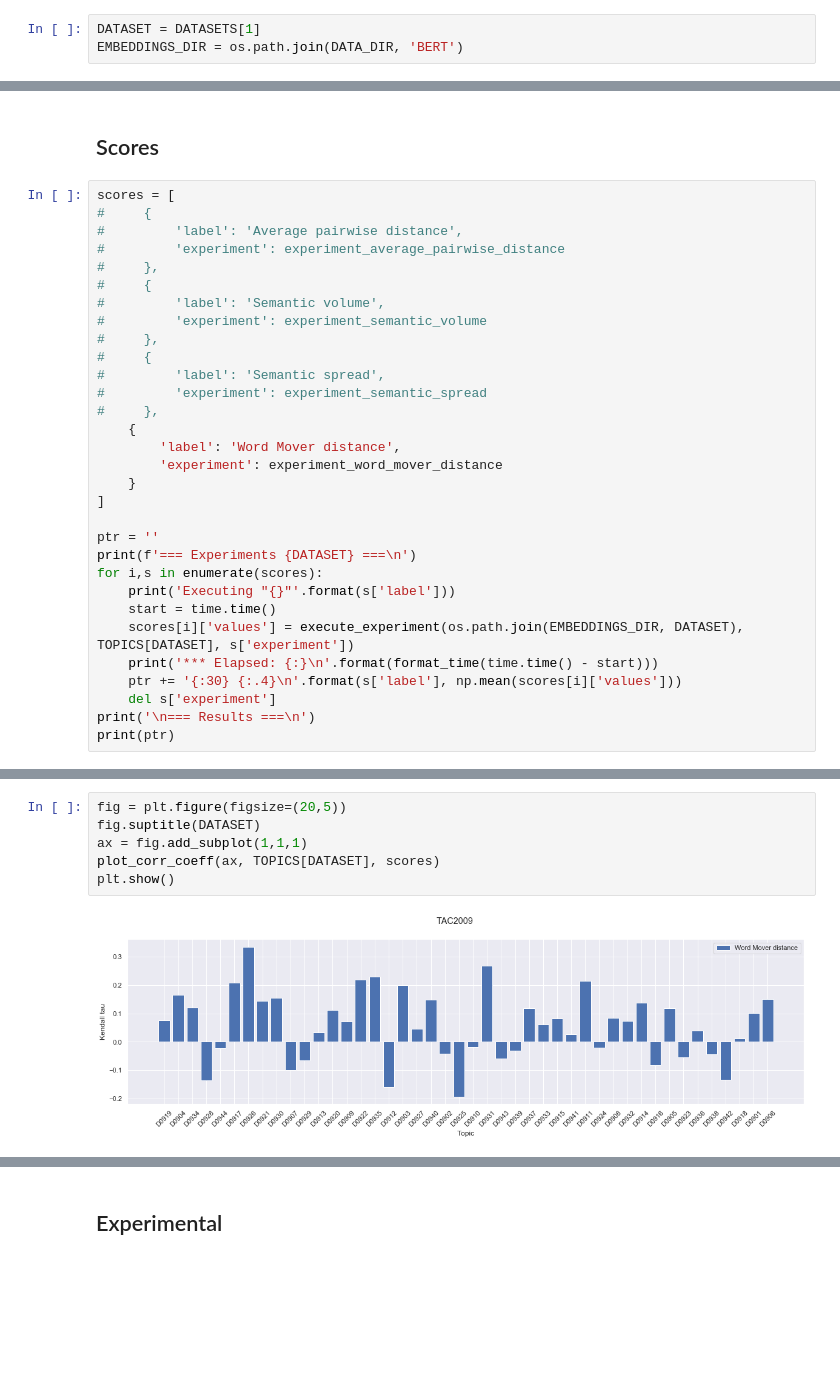
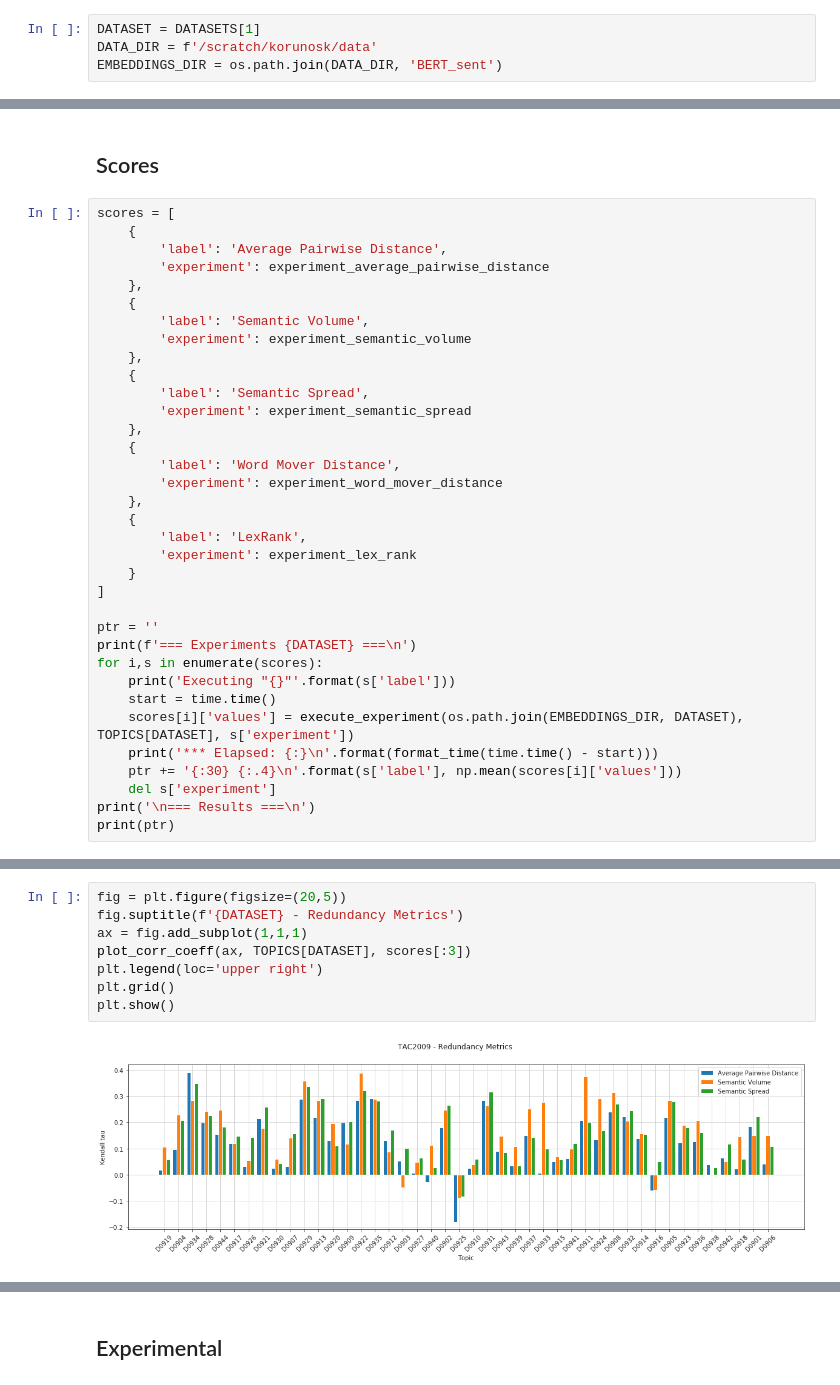
Before and after one commit to korunosk/geometry-of-text-summarization, a Jupyter notebook: main.ipynb, the cells around one changed output, grey strips where cells are left out. Cells and saved outputs as stored; diff of their text form; blank space fills up the shorter version.

```diff
--- a/main.ipynb
+++ b/main.ipynb
@@ -25,7 +17,8 @@ from redundancy import *
 from relevance import *
 # %%
 DATASET = DATASETS[1]
-EMBEDDINGS_DIR = os.path.join(DATA_DIR, 'BERT')
+DATA_DIR = f'/scratch/korunosk/data'
+EMBEDDINGS_DIR = os.path.join(DATA_DIR, 'BERT_sent')
 # %% [markdown]
 ## Experiments
 # %%
@@ -77,21 +70,25 @@ def experiment_lex_rank(data):
 ## Scores
 # %%
 scores = [
-#     {
-#         'label': 'Average pairwise distance',
-#         'experiment': experiment_average_pairwise_distance
-#     },
-#     {
-#         'label': 'Semantic volume',
-#         'experiment': experiment_semantic_volume
-#     },
-#     {
-#         'label': 'Semantic spread',
-#         'experiment': experiment_semantic_spread
-#     },
     {
-        'label': 'Word Mover distance',
+        'label': 'Average Pairwise Distance',
+        'experiment': experiment_average_pairwise_distance
+    },
+    {
+        'label': 'Semantic Volume',
+        'experiment': experiment_semantic_volume
+    },
+    {
+        'label': 'Semantic Spread',
+        'experiment': experiment_semantic_spread
+    },
+    {
+        'label': 'Word Mover Distance',
         'experiment': experiment_word_mover_distance
+    },
+    {
+        'label': 'LexRank',
+        'experiment': experiment_lex_rank
     }
 ]
 
@@ -120,8 +124,10 @@ Word Mover distance            0.05908
 # %%
 fig = plt.figure(figsize=(20,5))
-fig.suptitle(DATASET)
+fig.suptitle(f'{DATASET} - Redundancy Metrics')
 ax = fig.add_subplot(1,1,1)
-plot_corr_coeff(ax, TOPICS[DATASET], scores)
+plot_corr_coeff(ax, TOPICS[DATASET], scores[:3])
+plt.legend(loc='upper right')
+plt.grid()
 plt.show()
 # %% [output]
-[figure, old version]
+[figure, new version]
```
Also changed, not shown: parts of 24 cells of this notebook, 1 other file.
